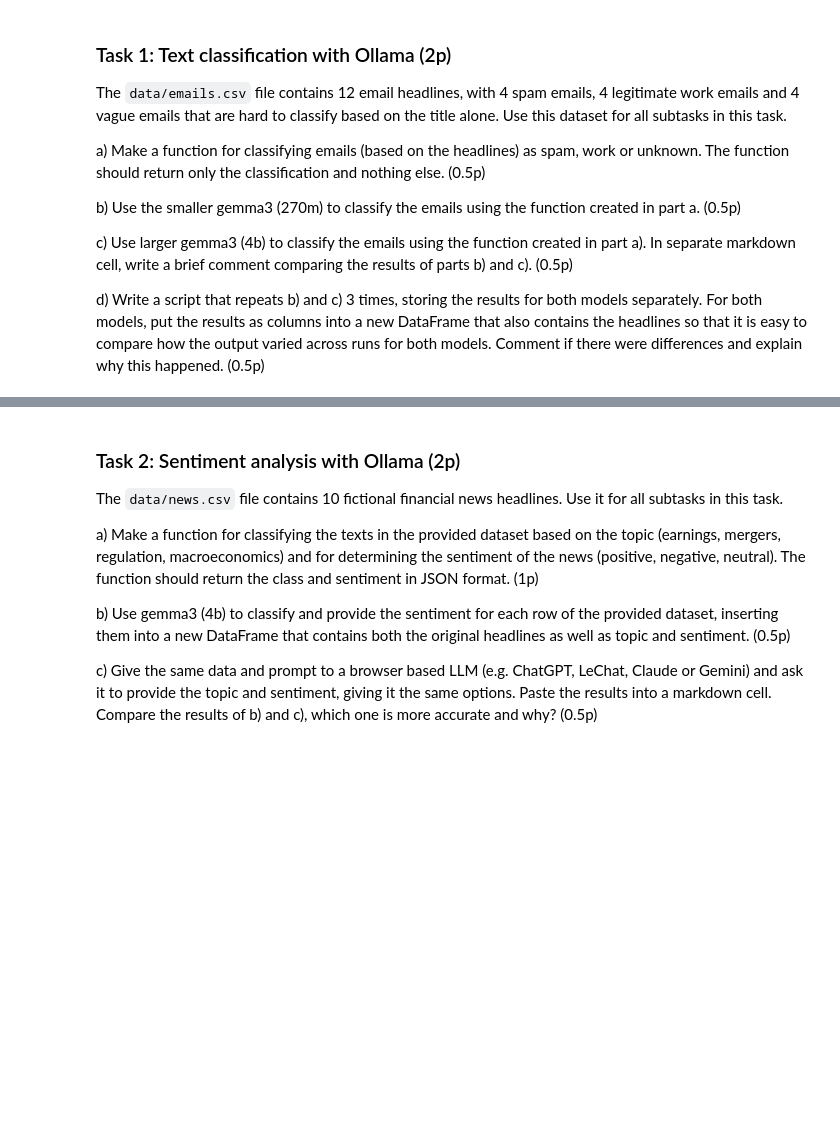
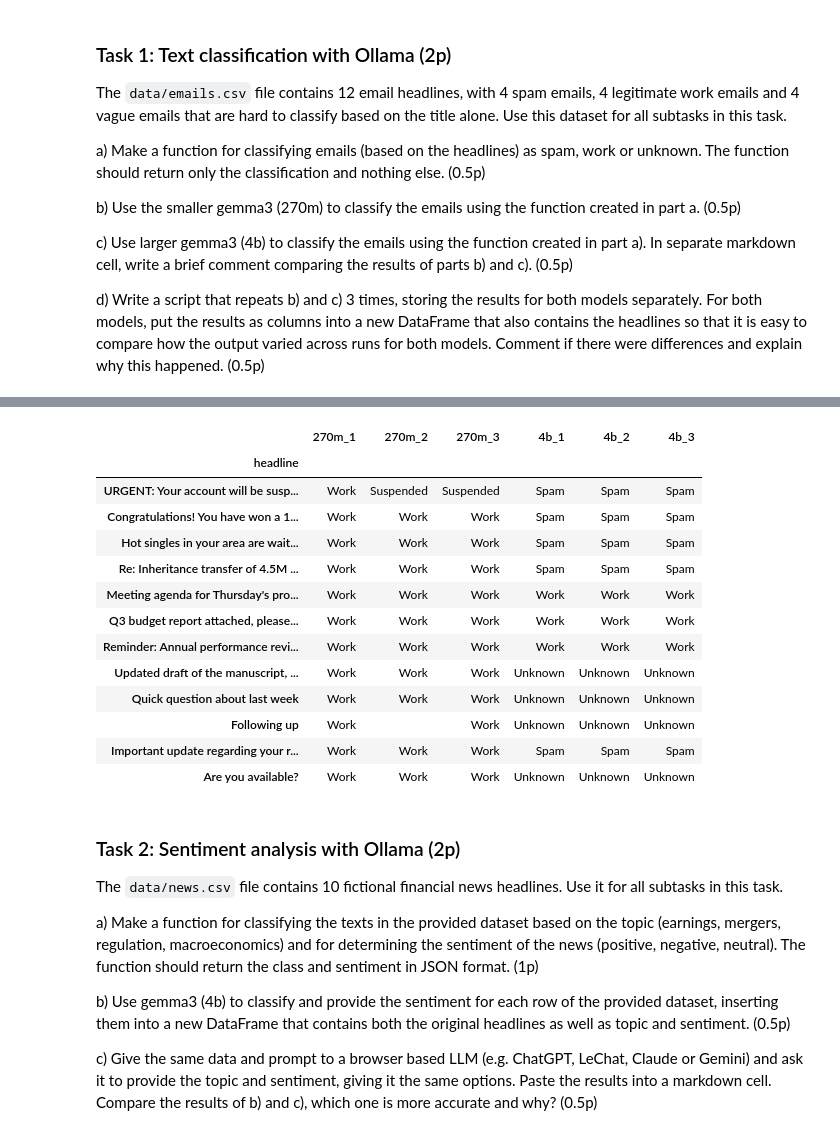
Before and after one commit to stavroulaalex/Python-BusinessIntelligence-Stav, a Jupyter notebook: assignments/assignment3/assignment3.ipynb, the cells around one changed output, grey strips where cells are left out. Drawn from its saved outputs; the diff is of its cells as text; code cells hidden in the pictures; blank space fills up the shorter version.

```diff
--- a/assignments/assignment3/assignment3.ipynb
+++ b/assignments/assignment3/assignment3.ipynb
@@ -176,0 +179,3 @@ d) Write a script that repeats b) and c) 3 times, storing the results for both m
+# %%
+df = pd.read_table('emails.csv')
+df.head()
@@ -176,0 +191,14 @@ d) Write a script that repeats b) and c) 3 times, storing the results for both m
+# %%
+def classification_email(headline, model):
+    response = requests.post(
+        "http://localhost:11434/api/generate",
+        json={
+            "model": model,
+            "prompt": "Classify this email headline as spam, work or unknown. "
+                      "Return ONLY one word.\n"
+                      "Headline: " + headline,
+            "stream": False
+        }
+    )
+
+    return response.json()["response"].strip()
@@ -176,0 +245,3 @@ d) Write a script that repeats b) and c) 3 times, storing the results for both m
+# %%
+df_repeat = pd.DataFrame(index=df['headline'])
+df_repeat.head()
@@ -176,0 +256,29 @@ d) Write a script that repeats b) and c) 3 times, storing the results for both m
+# %%
+for i in range(3):
+    df_repeat[f"270m_{i+1}"] = [
+        classification_email(h, "gemma3:270m")
+        for h in df_repeat.index
+    ]
+
+for i in range(3):
+    df_repeat[f"4b_{i+1}"] = [
+        classification_email(h, "gemma3:4b")
+        for h in df_repeat.index
+    ]
+# %%
+df_repeat.head(12)
+# %% [output]
+|  | 270m_1 | 270m_2 | 270m_3 | 4b_1 | 4b_2 | 4b_3 |
+| headline |  |  |  |  |  |  |
+| URGENT: Your account will be susp... | Work | Suspended | Suspended | Spam | Spam | Spam |
+| Congratulations! You have won a 1... | Work | Work | Work | Spam | Spam | Spam |
+| Hot singles in your area are wait... | Work | Work | Work | Spam | Spam | Spam |
+| Re: Inheritance transfer of 4.5M ... | Work | Work | Work | Spam | Spam | Spam |
+| Meeting agenda for Thursday's pro... | Work | Work | Work | Work | Work | Work |
+| Q3 budget report attached, please... | Work | Work | Work | Work | Work | Work |
+| Reminder: Annual performance revi... | Work | Work | Work | Work | Work | Work |
+| Updated draft of the manuscript, ... | Work | Work | Work | Unknown | Unknown | Unknown |
+| Quick question about last week | Work | Work | Work | Unknown | Unknown | Unknown |
+| Following up | Work |  | Work | Unknown | Unknown | Unknown |
+| Important update regarding your r... | Work | Work | Work | Spam | Spam | Spam |
+| Are you available? | Work | Work | Work | Unknown | Unknown | Unknown |
```
Also changed, not shown: parts of 12 cells of this notebook, 2 other files.
